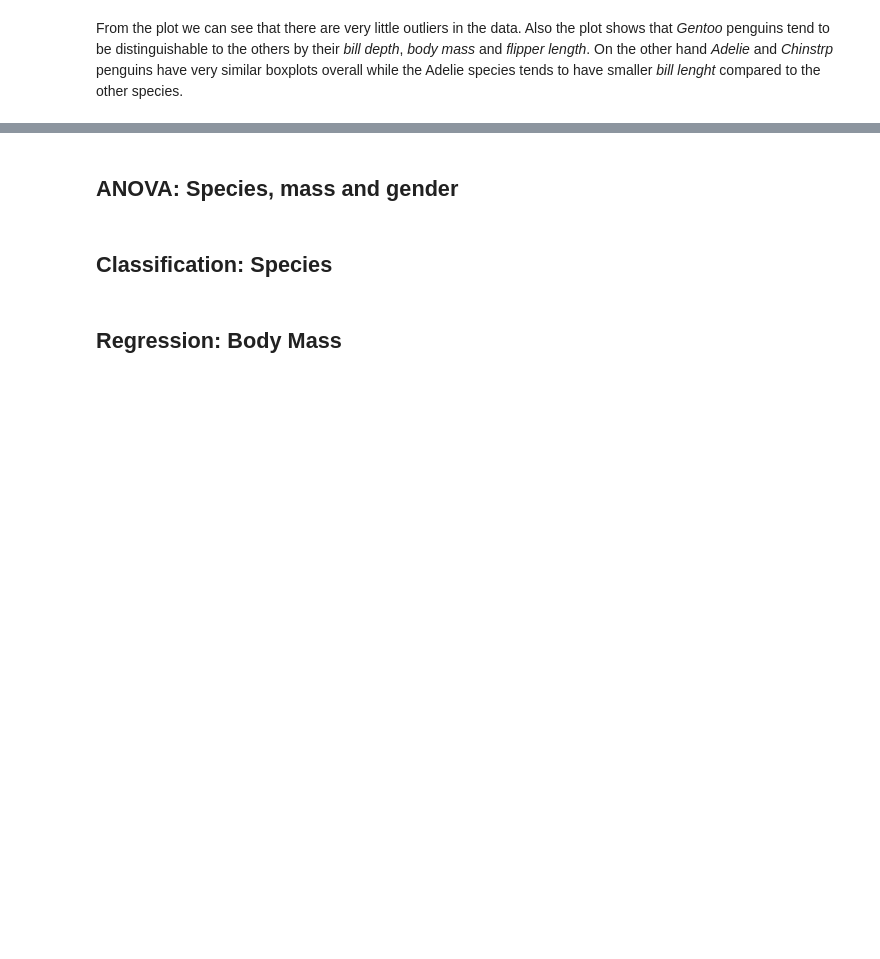
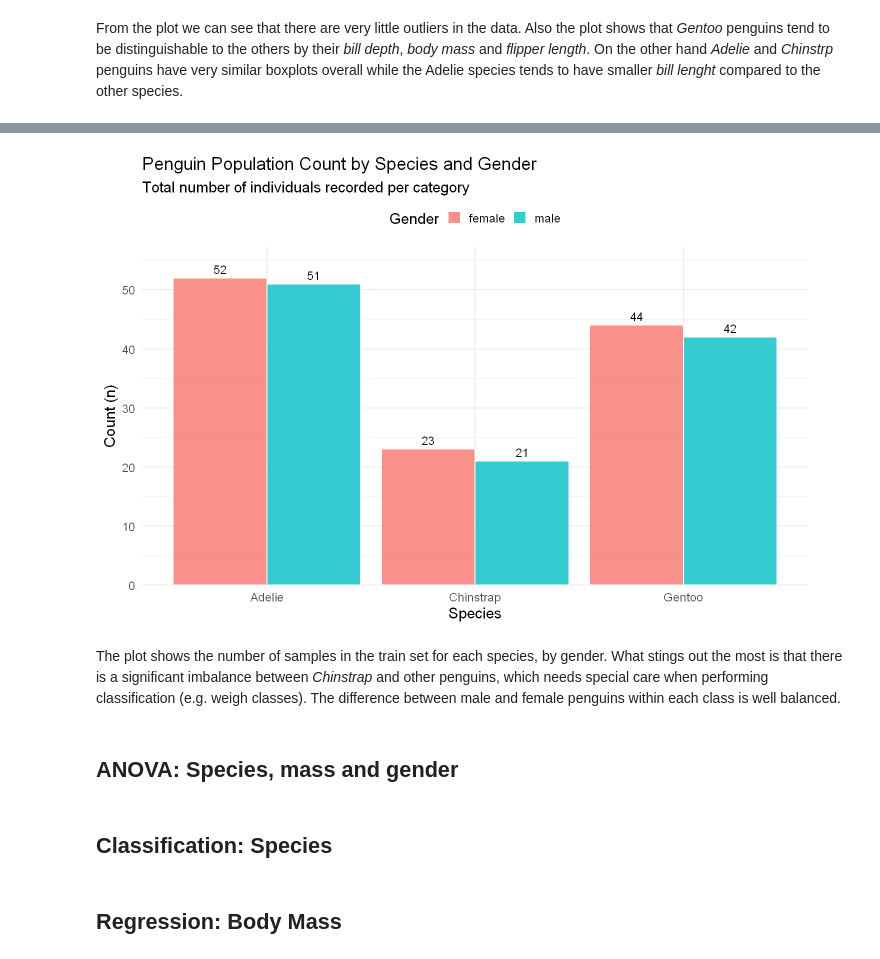
Before and after one commit to MichaelWerfring/experiment-design-project, a Jupyter notebook: penguins.ipynb, the cells around one changed output, grey strips where cells are left out. Cells and saved outputs as stored; diff of their text form; code cells hidden in the pictures; blank space fills up the shorter version.

```diff
--- a/penguins.ipynb
+++ b/penguins.ipynb
@@ -109,0 +172,22 @@ From the plot we can see that there are very little outliers in the data. Also t
+# %%
+options(repr.plot.width = 12, repr.plot.height = 8)
+
+ggplot(train_set, aes(x = species, fill = sex)) +
+  geom_bar(position = "dodge", color = "white", alpha = 0.8) +
+  geom_text(stat = 'count',
+            aes(label = after_stat(count)),
+            position = position_dodge(width = 0.9),
+            vjust = -0.5,
+            size = 5) +
+  theme_minimal(base_size = 18) +
+  labs(title = "Penguin Population Count by Species and Gender",
+       subtitle = "Total number of individuals recorded per category",
+       x = "Species",
+       y = "Count",
+       fill = "Gender") +
+  theme(legend.position = "top") +
+  scale_y_continuous(expand = expansion(mult = c(0, 0.1))) # adding space for labels above bars
+# %% [output]
+[figure, added]
+# %% [markdown]
+The plot shows the number of samples in the train set for each species, by gender. What stings out the most is that there is a significant imbalance between _Chinstrap_ and other penguins, which needs special care when performing classification (e.g. weigh classes). The difference between male and female penguins within each class is well balanced.
```
Also changed, not shown: parts of 8 cells of this notebook.
